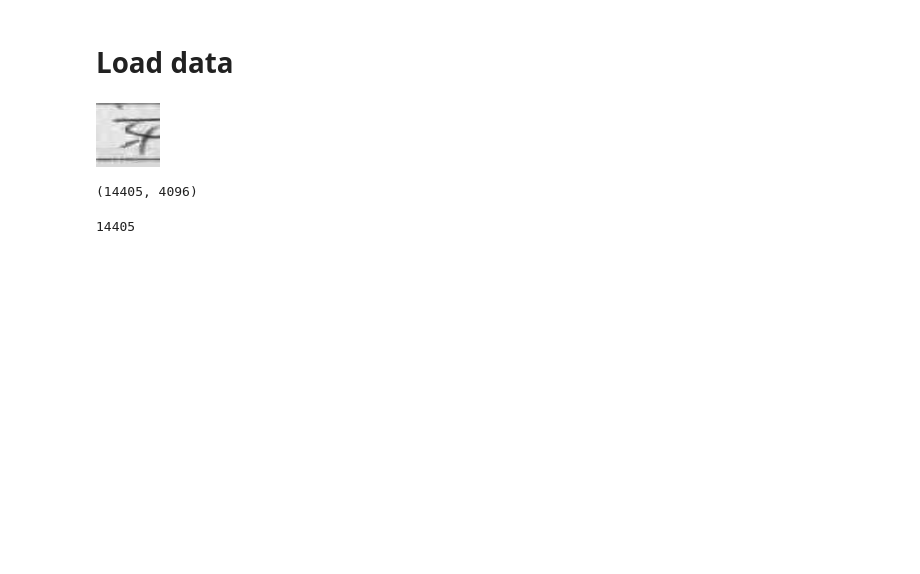
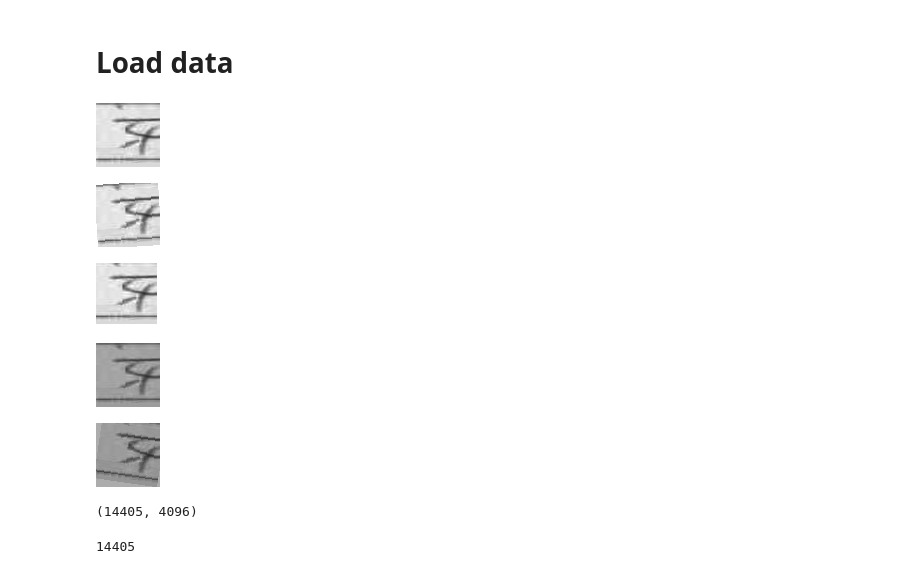
Before and after one commit to yehcheshin/PatternFinal_ChineseHandWrite, a Jupyter notebook: k_means_data_classify.ipynb, the cells around one changed output. Cells and saved outputs as stored; diff of their text form; code cells hidden in the pictures; blank space fills up the shorter version.

```diff
--- a/k_means_data_classify.ipynb
+++ b/k_means_data_classify.ipynb
@@ -144,6 +144,29 @@ data = np.array(data)
 img
 # %% [output]
 [figure]
+# %%
+random_rotate = transforms.RandomRotation(degrees=(-10, 10), fill=255)
+trans_img = random_rotate(img)
+trans_img
+# %% [output]
+[figure, added]
+# %%
+random_translate = transforms.RandomAffine(degrees=(0, 0), translate=(0.1, 0.1), fill=255)
+trans_img = random_translate(img)
+trans_img
+# %% [output]
+[figure, added]
+# %%
+random_colorjitter = transforms.ColorJitter(brightness=(0.5, 1.5), contrast=(0.8, 1))
+trans_img = random_colorjitter(img)
+trans_img
+# %% [output]
+[figure, added]
+# %%
+trans_img = transform(img)
+trans_img
+# %% [output]
+[figure, added]
 # %%
 print(data.shape)
 len(labels)
```
Also changed, not shown: parts of 13 cells of this notebook, 1 other file.
